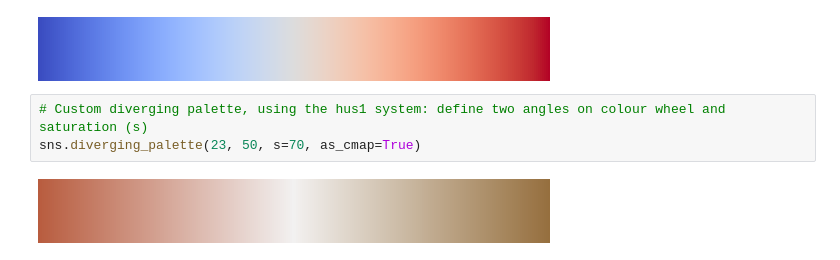
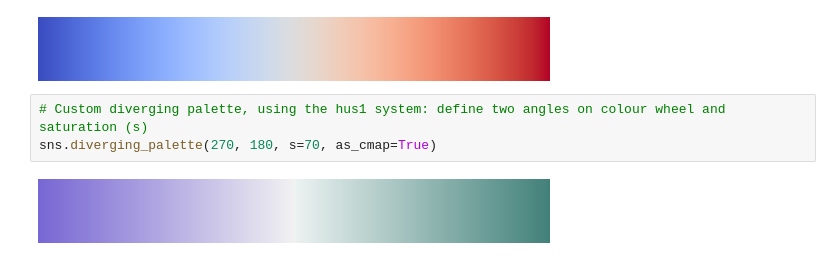
Before and after one commit to mircodill/DSA103, a Jupyter notebook: LifeScienceData/lecture18/colour_palettes.ipynb, the cells around one changed output. Drawn from its saved outputs; the diff is of its cells as text.

```diff
--- a/LifeScienceData/lecture18/colour_palettes.ipynb
+++ b/LifeScienceData/lecture18/colour_palettes.ipynb
@@ -116,6 +116,6 @@ sns.color_palette("coolwarm", as_cmap=True)
 [figure]
 # %%
 # Custom diverging palette, using the hus1 system: define two angles on colour wheel and saturation (s)
-sns.diverging_palette(23, 50, s=70, as_cmap=True)
+sns.diverging_palette(270, 180, s=70, as_cmap=True)
 # %% [output]
-[figure, old version]
+[figure, new version]
```
Also changed, not shown: parts of 4 cells of this notebook, 4 other files.
